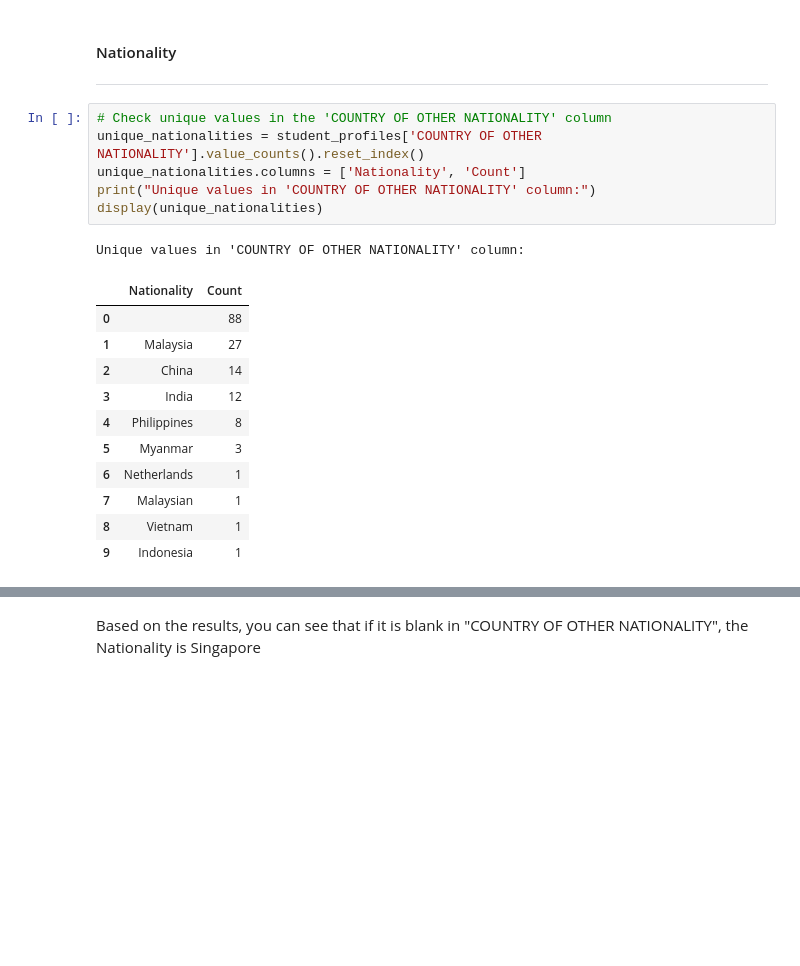
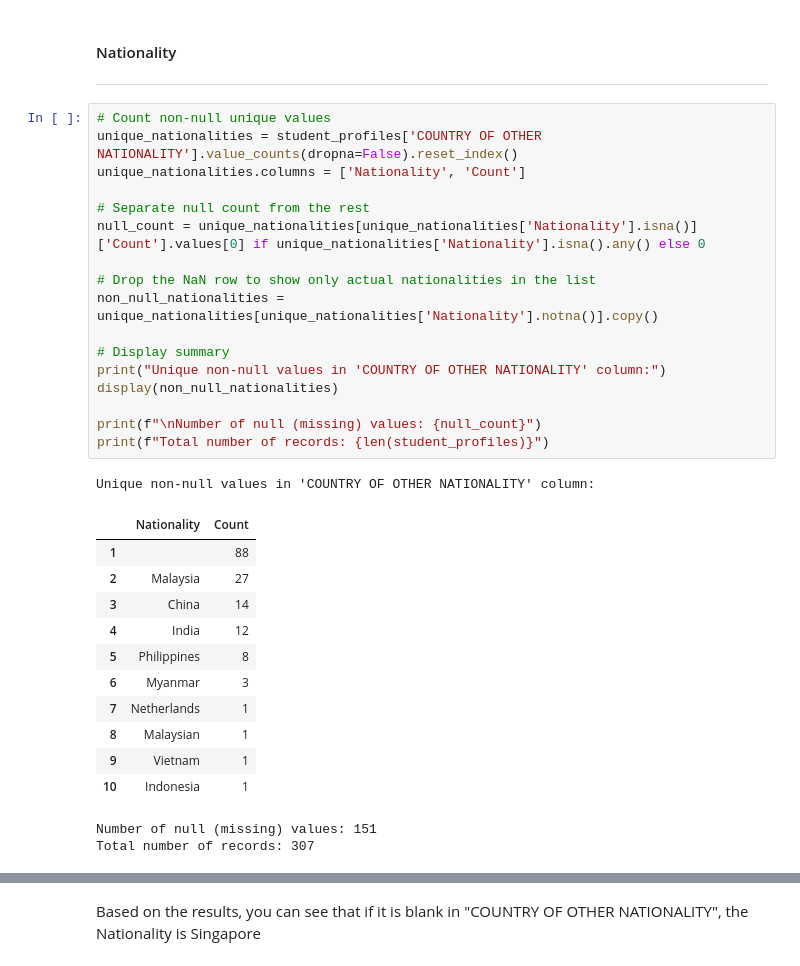
Before and after one commit to swamhtetg90/DAVI-CA2, a Jupyter notebook: data_cleaning.ipynb, the cells around one changed output, grey strips where cells are left out. Cells and saved outputs as stored; diff of their text form; blank space fills up the shorter version.

```diff
--- a/data_cleaning.ipynb
+++ b/data_cleaning.ipynb
@@ -324,22 +342,35 @@ Therefore, we can combine these 3 columns into 1 columnn called "Residential Sta
 # %% [markdown]
 #### Nationality
 ---
-# %%
-# Check unique values in the 'COUNTRY OF OTHER NATIONALITY' column
-unique_nationalities = student_profiles['COUNTRY OF OTHER NATIONALITY'].value_counts().reset_index()
-unique_nationalities.columns = ['Nationality', 'Count']
-print("Unique values in 'COUNTRY OF OTHER NATIONALITY' column:")
-display(unique_nationalities)
-# %% [output]
-Unique values in 'COUNTRY OF OTHER NATIONALITY' column:
-|  | Nationality | Count |
-| 0 |  | 88 |
-| 1 | Malaysia | 27 |
-| 2 | China | 14 |
-| 3 | India | 12 |
-| 4 | Philippines | 8 |
-| 5 | Myanmar | 3 |
-| 6 | Netherlands | 1 |
-| 7 | Malaysian | 1 |
-| 8 | Vietnam | 1 |
-| 9 | Indonesia | 1 |
+# %%
+# Count non-null unique values
+unique_nationalities = student_profiles['COUNTRY OF OTHER NATIONALITY'].value_counts(dropna=False).reset_index()
+unique_nationalities.columns = ['Nationality', 'Count']
+
+# Separate null count from the rest
+null_count = unique_nationalities[unique_nationalities['Nationality'].isna()]['Count'].values[0] if unique_nationalities['Nationality'].isna().any() else 0
+
+# Drop the NaN row to show only actual nationalities in the list
+non_null_nationalities = unique_nationalities[unique_nationalities['Nationality'].notna()].copy()
+
+# Display summary
+print("Unique non-null values in 'COUNTRY OF OTHER NATIONALITY' column:")
+display(non_null_nationalities)
+
+print(f"\nNumber of null (missing) values: {null_count}")
+print(f"Total number of records: {len(student_profiles)}")
+# %% [output]
+Unique non-null values in 'COUNTRY OF OTHER NATIONALITY' column:
+|  | Nationality | Count |
+| 1 |  | 88 |
+| 2 | Malaysia | 27 |
+| 3 | China | 14 |
+| 4 | India | 12 |
+| 5 | Philippines | 8 |
+| 6 | Myanmar | 3 |
+| 7 | Netherlands | 1 |
+| 8 | Malaysian | 1 |
+| 9 | Vietnam | 1 |
+| 10 | Indonesia | 1 |
+Number of null (missing) values: 151
+Total number of records: 307
```
Also changed, not shown: parts of 15 cells of this notebook.
